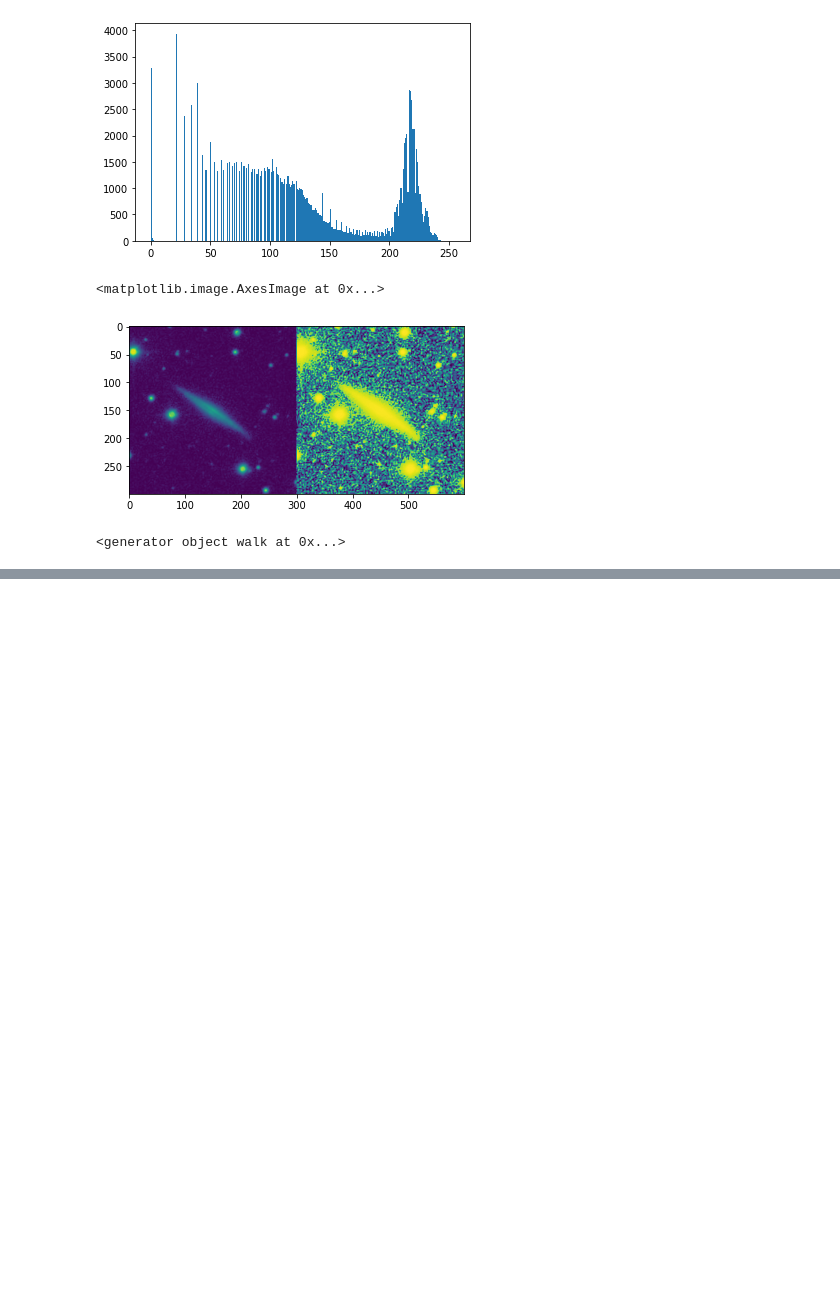
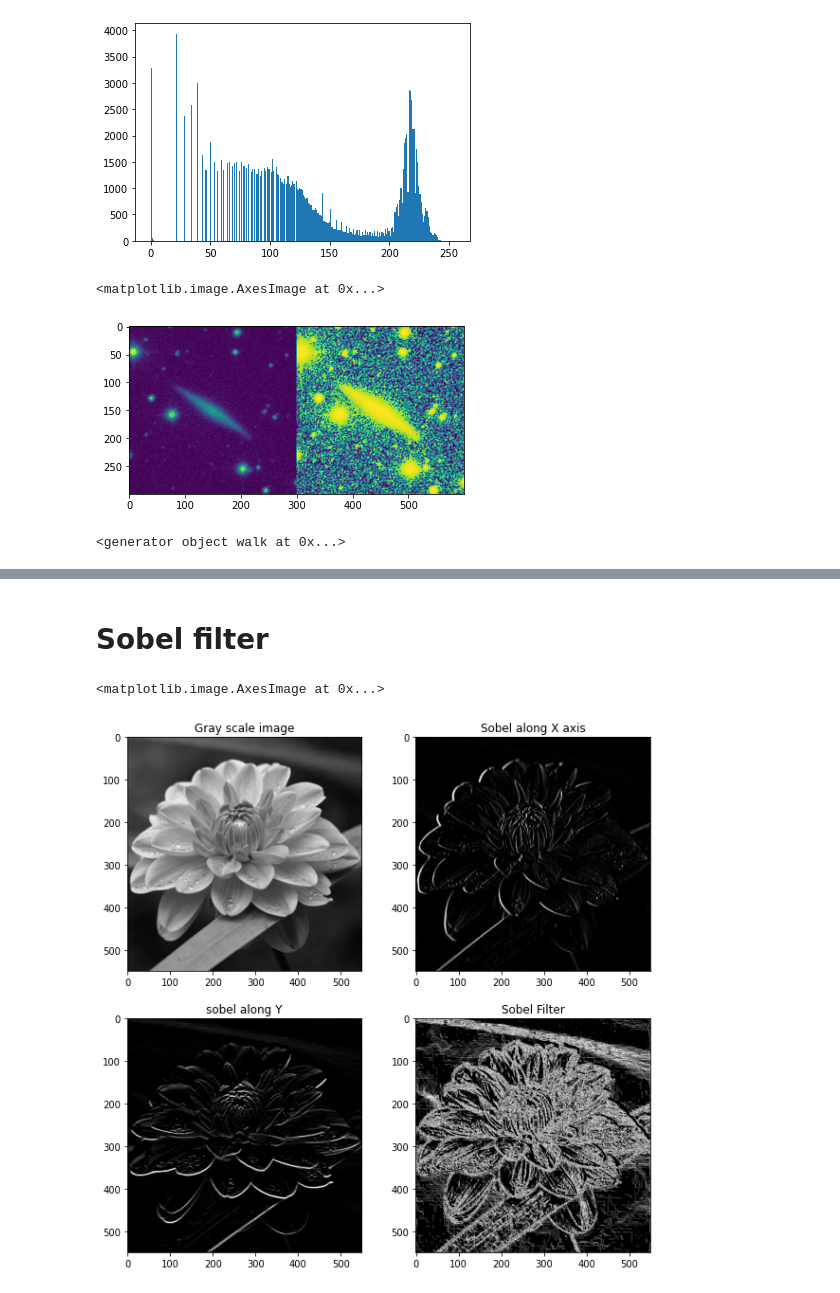
Before and after one commit to Adhishreya/img_proc_basic, a Jupyter notebook: image_processing.ipynb, the cells around one changed output, grey strips where cells are left out. Drawn from its saved outputs; the diff is of its cells as text; code cells hidden in the pictures; blank space fills up the shorter version.

```diff
--- a/image_processing.ipynb
+++ b/image_processing.ipynb
@@ -339,0 +324,39 @@ for root,dir,file in os.walk('./',topdown=False):
+# %% [markdown]
+# Sobel filter
+# %%
+import cv2
+import matplotlib.pyplot as plt
+import numpy as np
+img=cv2.imread('/content/process.png')
+gray=cv2.cvtColor(img,cv2.COLOR_BGR2GRAY)
+# %%
+kernel_x=np.array([[-1,0,1],[-2,0,2],[-1,0,1]])
+kernel_y=np.array([[1,2,1],[0,0,0],[-1,-2,-1]])
+# %%
+gradient_x=cv2.filter2D(gray,-1,kernel_x)
+gradient_y=cv2.filter2D(gray,-1,kernel_y)
+total_gradient=np.sqrt(np.square(gradient_x)+np.square(gradient_y))
+#normalize the output
+# total_gradient *= 255.0 / total_gradient.max()
+total_gradient = total_gradient.astype('float64')
+# %%
+plt.figure(figsize=(10,10))
+plt.subplot(2,2,1)
+plt.title('Gray scale image')
+plt.imshow(gray,cmap="gray")
+
+
+plt.subplot(2,2,2)
+plt.title('Sobel along X axis')
+plt.imshow(gradient_x,cmap="gray")
+
+plt.subplot(2,2,3)
+plt.title('sobel along Y')
+plt.imshow(gradient_y,cmap="gray")
+
+plt.subplot(2,2,4)
+plt.title('Sobel Filter')
+plt.imshow(total_gradient,cmap="gray")
+# %% [output]
+<matplotlib.image.AxesImage at 0x...>
+[figure, added]
```
Also changed, not shown: parts of 6 cells of this notebook.
